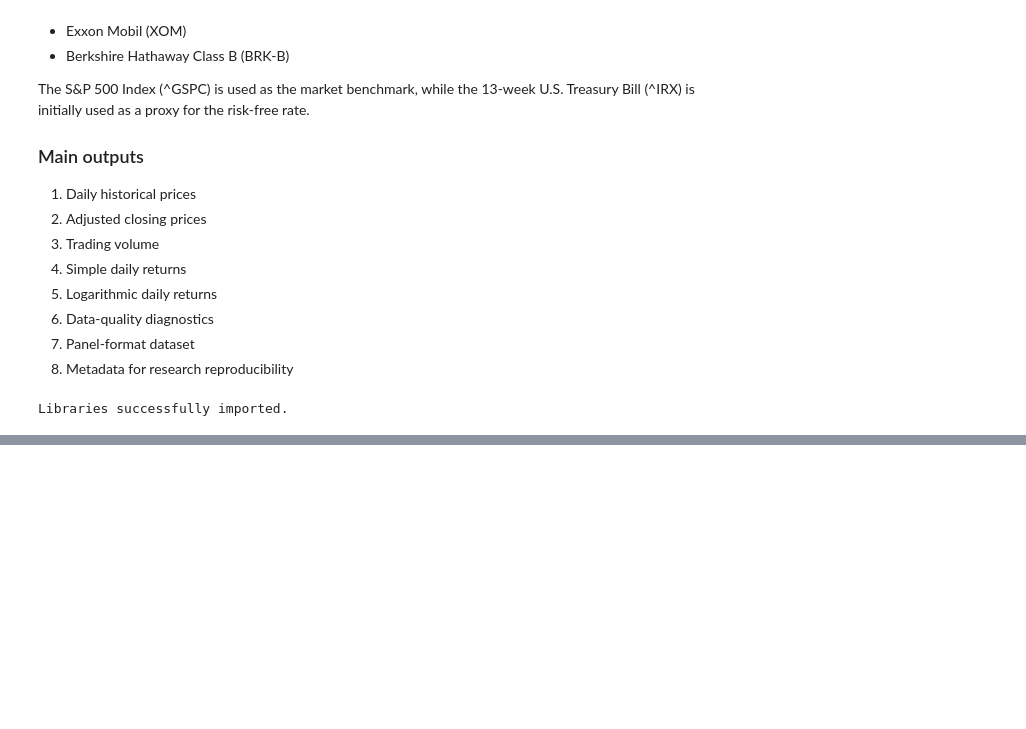
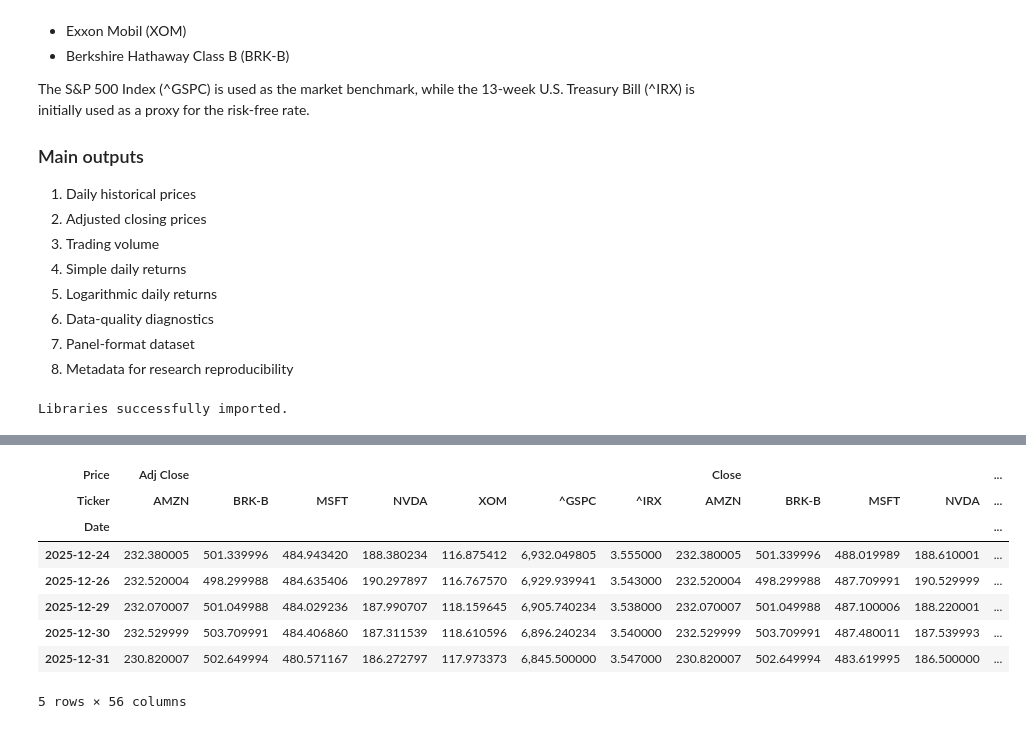
Before and after one commit to josuemarroquinj/corporate-value-portfolio-risk-analysis, a Jupyter notebook: notebooks/01_market_data_collection.ipynb, the cells around one changed output, grey strips where cells are left out. Drawn from its saved outputs; the diff is of its cells as text; code cells hidden in the pictures; blank space fills up the shorter version.

```diff
--- a/notebooks/01_market_data_collection.ipynb
+++ b/notebooks/01_market_data_collection.ipynb
@@ -66,0 +241,13 @@ Libraries successfully imported.
+# %%
+# Last five observations
+raw_data.tail()
+# %% [output]
+| Price | Adj Close |  |  |  |  |  |  | Close |  |  |  | ... |
+| Ticker | AMZN | BRK-B | MSFT | NVDA | XOM | ^GSPC | ^IRX | AMZN | BRK-B | MSFT | NVDA | ... |
+| Date |  |  |  |  |  |  |  |  |  |  |  | ... |
+| 2025-12-24 | 232.380005 | 501.339996 | 484.943420 | 188.380234 | 116.875412 | 6,932.049805 | 3.555000 | 232.380005 | 501.339996 | 488.019989 | 188.610001 | ... |
+| 2025-12-26 | 232.520004 | 498.299988 | 484.635406 | 190.297897 | 116.767570 | 6,929.939941 | 3.543000 | 232.520004 | 498.299988 | 487.709991 | 190.529999 | ... |
+| 2025-12-29 | 232.070007 | 501.049988 | 484.029236 | 187.990707 | 118.159645 | 6,905.740234 | 3.538000 | 232.070007 | 501.049988 | 487.100006 | 188.220001 | ... |
+| 2025-12-30 | 232.529999 | 503.709991 | 484.406860 | 187.311539 | 118.610596 | 6,896.240234 | 3.540000 | 232.529999 | 503.709991 | 487.480011 | 187.539993 | ... |
+| 2025-12-31 | 230.820007 | 502.649994 | 480.571167 | 186.272797 | 117.973373 | 6,845.500000 | 3.547000 | 230.820007 | 502.649994 | 483.619995 | 186.500000 | ... |
+5 rows × 56 columns
```
Also changed, not shown: parts of 12 cells of this notebook.
